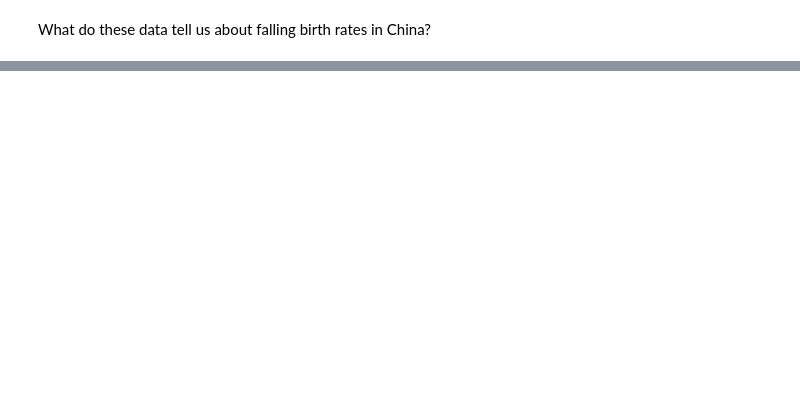
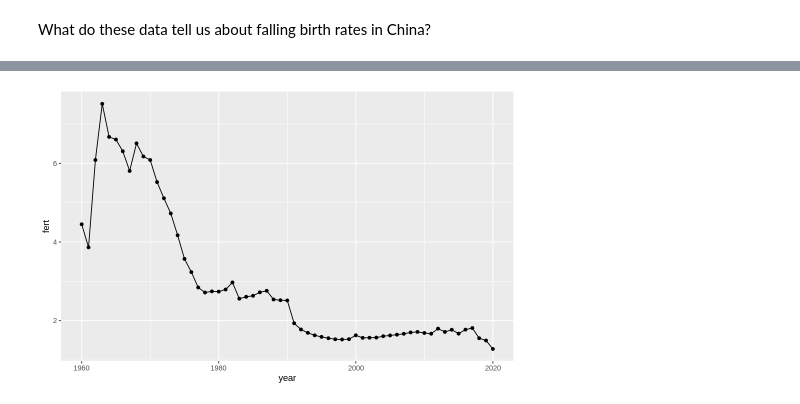
Before and after one commit to jravi123/stats306-w23, a Jupyter notebook: lectures/week7/lecture10.ipynb, the cells around one changed output, grey strips where cells are left out. Saved outputs shown, nothing was run; the diff lists cells and outputs as text; code cells hidden in the pictures; blank space fills up the shorter version.

```diff
--- a/lectures/week7/lecture10.ipynb
+++ b/lectures/week7/lecture10.ipynb
@@ -569,0 +581,6 @@ Finally, we can use these data to study more factors that contributed to declini
+# %%
+wb_longer %>% ggplot(aes(x=`year`, y= `fert`)) +
+  geom_point()+
+  geom_line()
+# %% [output]
+[figure, added]
```
Also changed, not shown: parts of 31 cells of this notebook.
